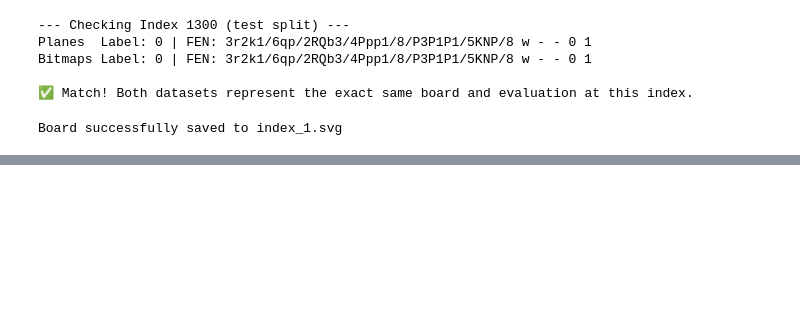
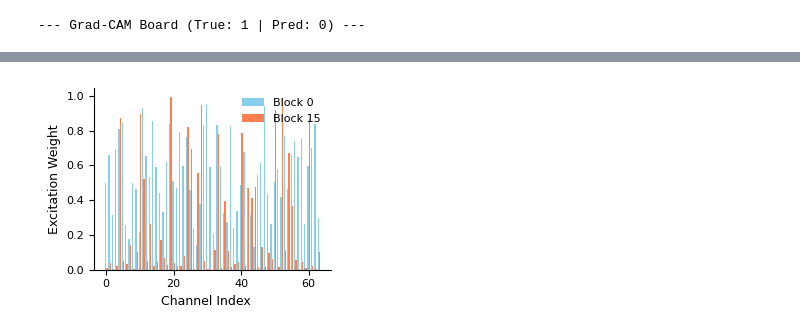
Before and after one commit to wang-yuancheng/chess, a Jupyter notebook: 06_unified_model_testing.ipynb, the cells around one changed output, grey strips where cells are left out. Drawn from its saved outputs; the diff is of its cells as text; code cells hidden in the pictures; blank space fills up the shorter version.

```diff
--- a/06_unified_model_testing.ipynb
+++ b/06_unified_model_testing.ipynb
@@ -415,53 +583,12 @@ Actual Board Position:
-# %%
-# ==========================================
-# Dataset Alignment Check
-# ==========================================
-CHECK_IDX = 1300
-SPLIT = "test"
-
-planes_dataset = ChessDataset(root_dir=Path("./dataset_planes_cp_probe/"), split=SPLIT)
-bitmaps_dataset = ChessDataset(root_dir=Path("./dataset_bitmaps_cp_probe/"), split=SPLIT)
-
-X_plane, y_plane = planes_dataset[CHECK_IDX]
-X_bitmap, y_bitmap = bitmaps_dataset[CHECK_IDX]
-
-fen_from_plane = tensor_to_fen(X_plane)
-fen_from_bitmap = vector_to_fen(X_bitmap)
-
-print(f"--- Checking Index {CHECK_IDX} ({SPLIT} split) ---")
-print(f"Planes  Label: {y_plane.item()} | FEN: {fen_from_plane}")
-print(f"Bitmaps Label: {y_bitmap.item()} | FEN: {fen_from_bitmap}")
-
-if fen_from_plane == fen_from_bitmap and y_plane.item() == y_bitmap.item():
-    print("\n✅ Match! Both datasets represent the exact same board and evaluation at this index.")
-else:
-    print("\n❌ Mismatch! The datasets do not align. You might need to check your data generation pipeline.")
-# %% [output]
---- Checking Index 1300 (test split) ---
-Planes  Label: 0 | FEN: 3r2k1/6qp/2RQb3/4Ppp1/8/P3P1P1/5KNP/8 w - - 0 1
-Bitmaps Label: 0 | FEN: 3r2k1/6qp/2RQb3/4Ppp1/8/P3P1P1/5KNP/8 w - - 0 1
-
-✅ Match! Both datasets represent the exact same board and evaluation at this index.
-# %%
-import chess
-import chess.svg
-
-def save_chess_board_svg(fen, save_name, size=350):
-    """
-    Generates an SVG image of a chess board from a FEN string and saves it.
-    """
-    if not save_name.endswith('.svg'):
-        save_name += '.svg'
-
-    board = chess.Board(fen)
-
-    board_svg = chess.svg.board(board, size=size)
-    with open(save_name, "w") as f:
-        f.write(board_svg)
-
-    print(f"Board successfully saved to {save_name}")
-
-test_fen = "8/8/8/8/7k/1R2p3/4pp2/4K3 w - - 0 1"
-save_chess_board_svg(test_fen, "index_1")
-# %% [output]
-Board successfully saved to index_1.svg
+# %%
+# ==========================================
+# Grad-CAM and SE Weights Visualization
+# ==========================================
+if "CNN" in Config.ACTIVE_MODEL:
+    grad_vis = GradCamVisualizer(model)
+    plot_gradcam(grad_vis, X_input, fen, true_label, pred_label, save_name, save_visuals=False)
+
+    se_ext = SEExtractor(model)
+    plot_se_weights(se_ext, X_input, save_name, save_visuals=False)
+# %% [output]
+--- Grad-CAM Board (True: 1 | Pred: 0) ---
@@ -467,0 +596 @@ Board successfully saved to index_1.svg
+[figure, added]
```
Also changed, not shown: parts of 8 cells of this notebook.
